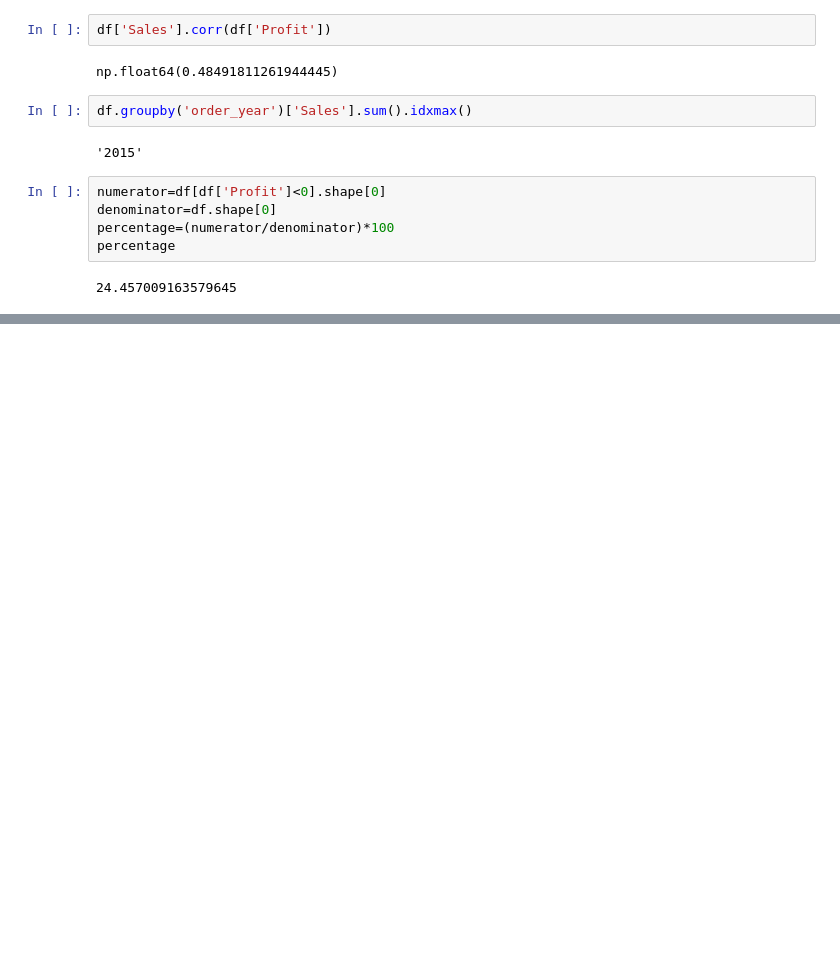
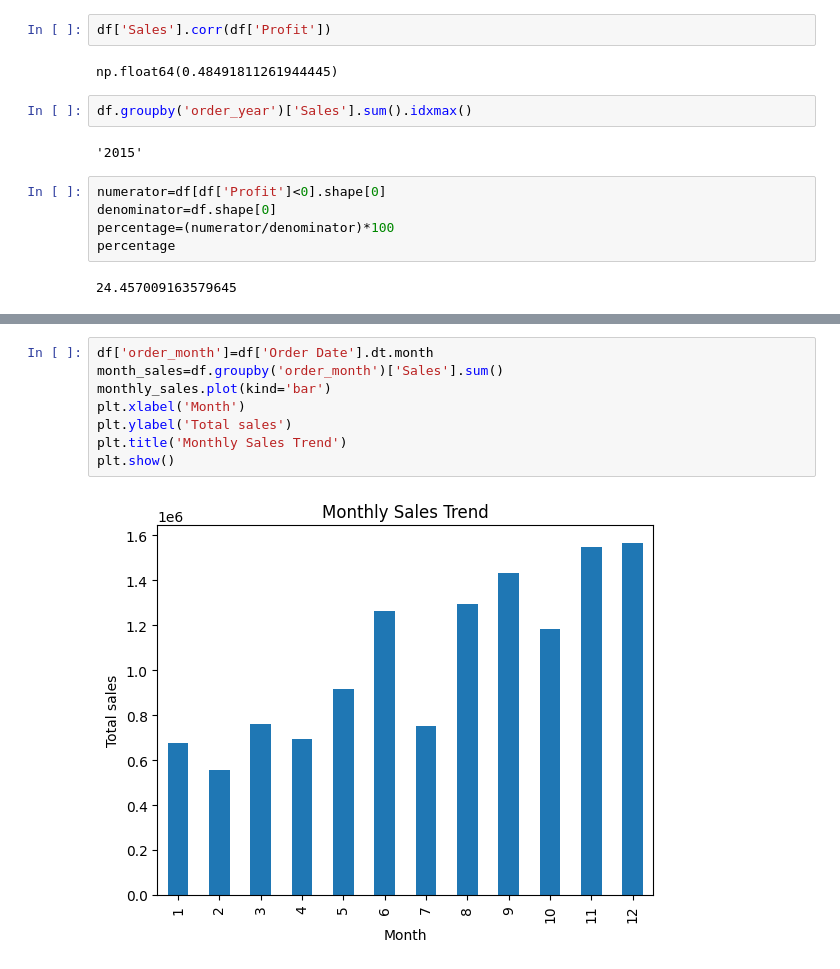
Before and after one commit to subhiksha-kodi/EDA-PROJECT---GLOBAL-SUPERSTORE-SALES-ANALYSIS, a Jupyter notebook: code.ipynb, the cells around one changed output, grey strips where cells are left out. Cells and saved outputs as stored; diff of their text form; blank space fills up the shorter version.

```diff
--- a/code.ipynb
+++ b/code.ipynb
@@ -469,0 +588,10 @@ percentage
+# %%
+df['order_month']=df['Order Date'].dt.month
+month_sales=df.groupby('order_month')['Sales'].sum()
+monthly_sales.plot(kind='bar')
+plt.xlabel('Month')
+plt.ylabel('Total sales')
+plt.title('Monthly Sales Trend')
+plt.show()
+# %% [output]
+[figure, added]
```
Also changed, not shown: parts of 27 cells of this notebook.
